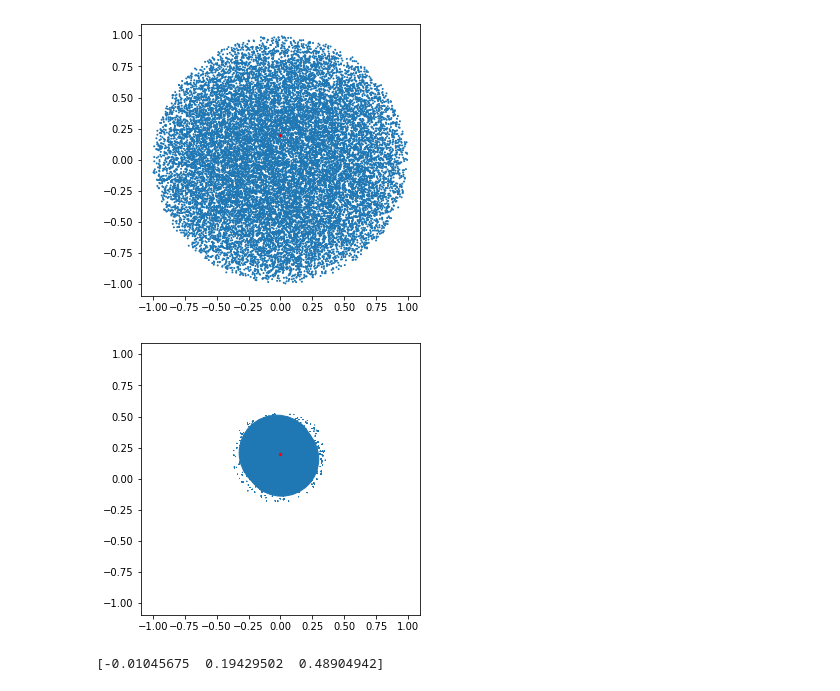
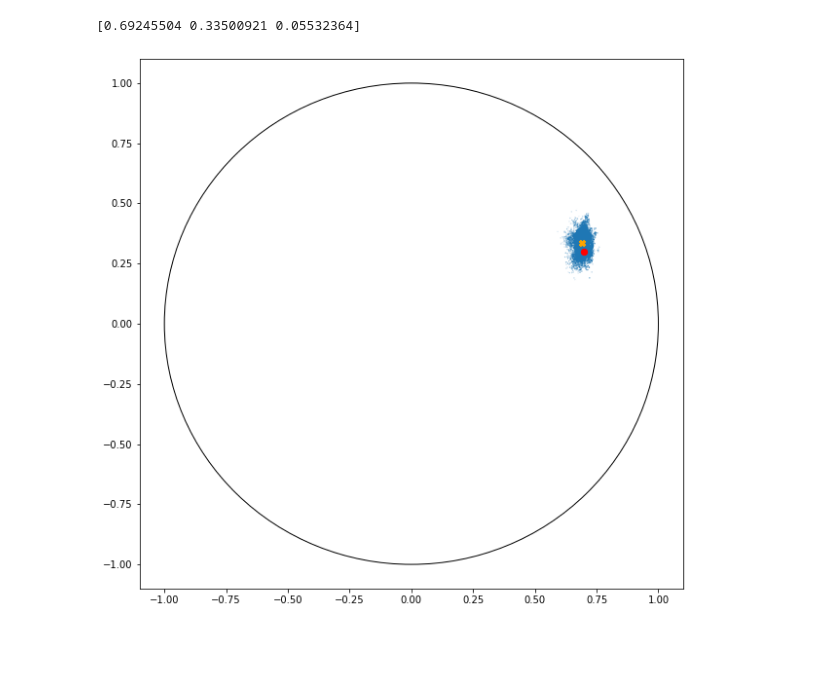
Before and after one commit to kaufmannnoah/BMEMOMN, a Jupyter notebook: BayesianStateEstimation_1q.ipynb, the cells around one changed output. Drawn from its saved outputs; the diff is of its cells as text; code cells hidden in the pictures; blank space fills up the shorter version.

Commit message:
added Liu West resampling

```diff
--- a/BayesianStateEstimation_1q.ipynb
+++ b/BayesianStateEstimation_1q.ipynb
@@ -63,21 +94,23 @@ d_meas = np.array([pauli_measurement(rho, c_i) for c_i in c_meas]) # generate ra
-# %%
-n = 20000 # number of sampling points
-thr_resampling = 0.5 # resampling threshold
-flag_resampling = 0 # resampling required
-# %%
-x, w = generate_prior_ginibre(n)
-#x = np.array([[0, 0, 0], [0.25, 0, 0]])
-#w = np.array([1/2, 1/2])
-plot2D_samples(x, w, rho)
-# %% [output]
-[figure, removed]
-# %%
-for i in range(n_meas):
-    w, flag_resampling = update_weights(x, w, d_meas[i], c_meas[i])
-plot2D_samples(x, w, rho)
-# %% [output]
-[figure, removed]
-# %%
-print(pointestimate(x, w))
-# %% [output]
-[-0.01045675  0.19429502  0.48904942]
+# %%
+# Experiments
+d_meas = pauli_experiment(rho, c_meas, meas_rep)
+
+# Generate particle cloud according to unbiased ginibre prior
+x, w = generate_prior_ginibre(n)
+
+# Update the sequential Monte Carlo particle cloud
+for i in range(n_meas):
+    w, flag_resampling = update_weights(x, w, d_meas[i], c_meas[i], meas_rep)
+    if flag_resampling == 1:
+        x, w = resample_lw(x, w, h= h, a= a)
+        flag_resampling = 0
+
+# Estimates
+rho_est = pointestimate(x, w)
+print(rho_est)
+
+# Plot particle cloud
+plot2D_samples(x, w, rho, rho_est)
+# %% [output]
+[0.69245504 0.33500921 0.05532364]
+[figure, added]
```
Also changed, not shown: parts of 3 cells of this notebook.
